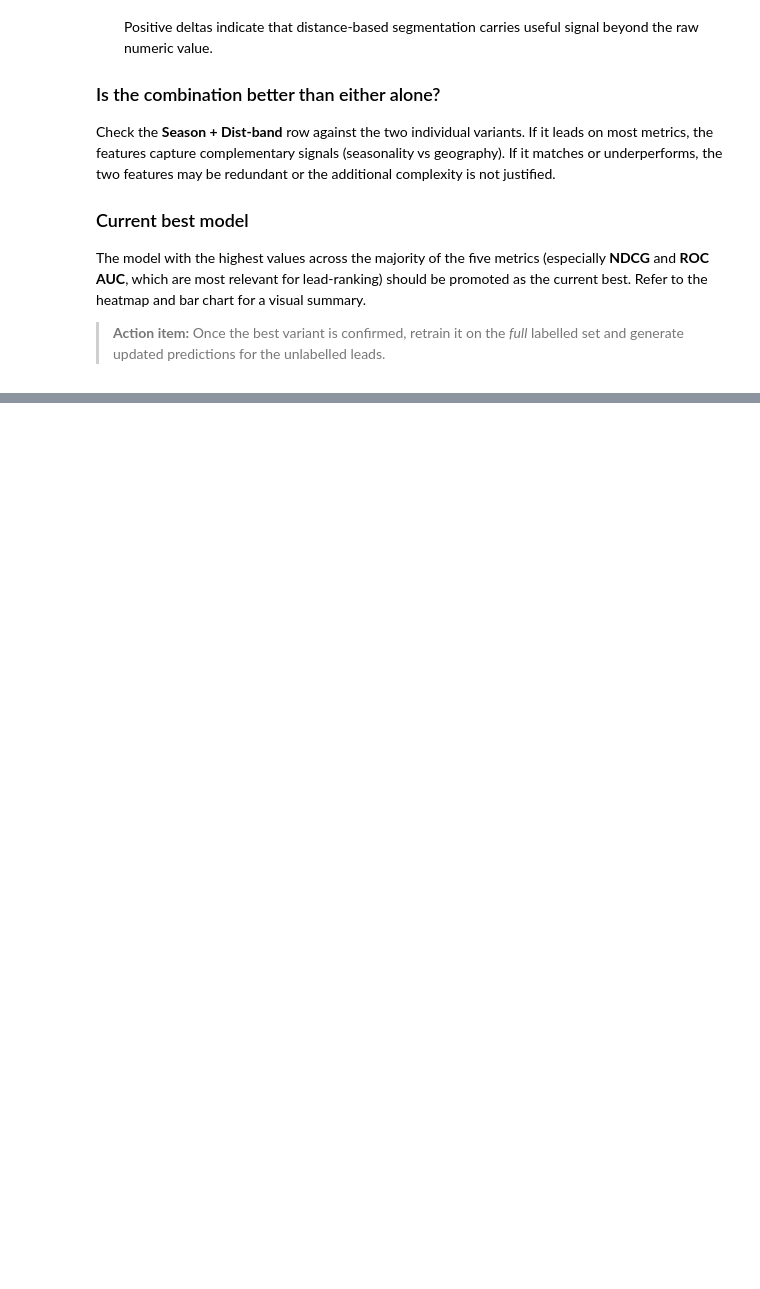
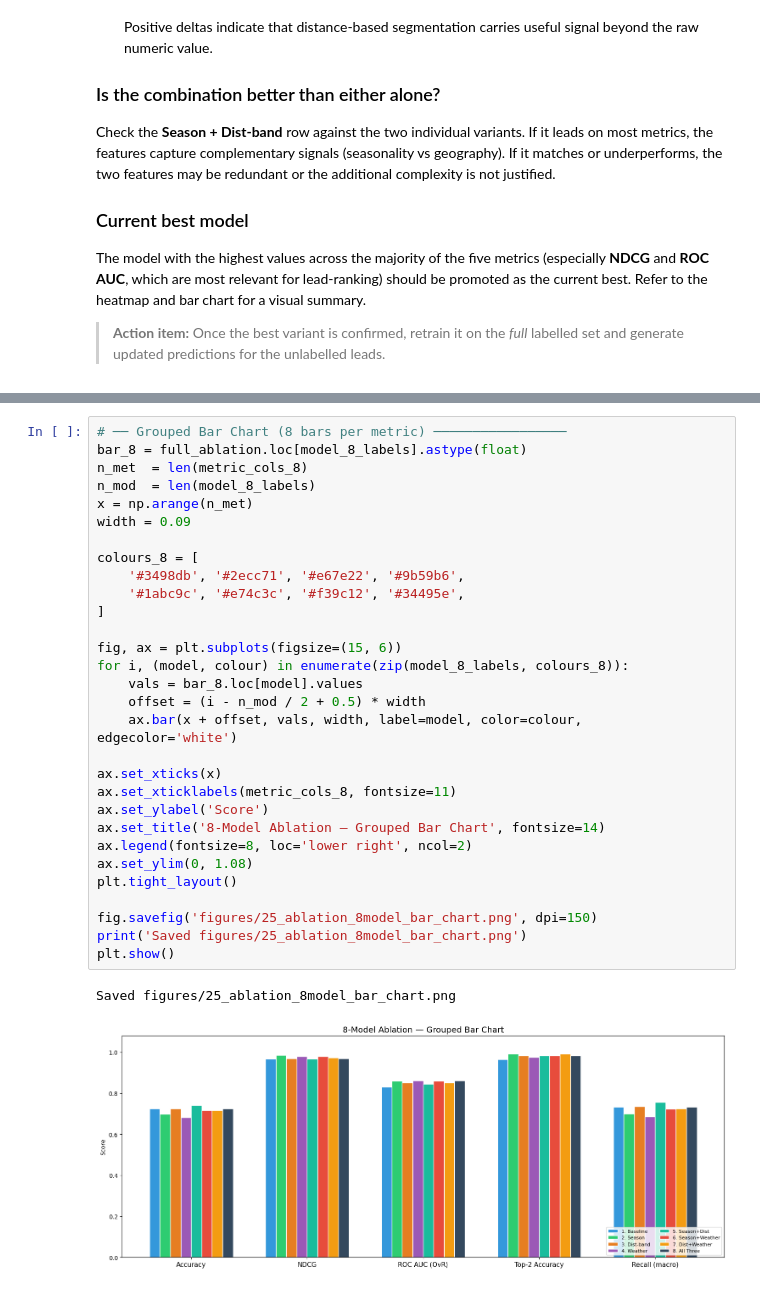
Before and after one commit to ashsanjay2005/astra-tca, a Jupyter notebook: 09_catboost_optimisation.ipynb, the cells around one changed output, grey strips where cells are left out. Drawn from its saved outputs; the diff is of its cells as text; blank space fills up the shorter version.

```diff
--- a/09_catboost_optimisation.ipynb
+++ b/09_catboost_optimisation.ipynb
@@ -733,0 +1052,33 @@ the heatmap and bar chart for a visual summary.
+# %%
+# ── Grouped Bar Chart (8 bars per metric) ─────────────────
+bar_8 = full_ablation.loc[model_8_labels].astype(float)
+n_met  = len(metric_cols_8)
+n_mod  = len(model_8_labels)
+x = np.arange(n_met)
+width = 0.09
+
+colours_8 = [
+    '#3498db', '#2ecc71', '#e67e22', '#9b59b6',
+    '#1abc9c', '#e74c3c', '#f39c12', '#34495e',
+]
+
+fig, ax = plt.subplots(figsize=(15, 6))
+for i, (model, colour) in enumerate(zip(model_8_labels, colours_8)):
+    vals = bar_8.loc[model].values
+    offset = (i - n_mod / 2 + 0.5) * width
+    ax.bar(x + offset, vals, width, label=model, color=colour, edgecolor='white')
+
+ax.set_xticks(x)
+ax.set_xticklabels(metric_cols_8, fontsize=11)
+ax.set_ylabel('Score')
+ax.set_title('8-Model Ablation — Grouped Bar Chart', fontsize=14)
+ax.legend(fontsize=8, loc='lower right', ncol=2)
+ax.set_ylim(0, 1.08)
+plt.tight_layout()
+
+fig.savefig('figures/25_ablation_8model_bar_chart.png', dpi=150)
+print('Saved figures/25_ablation_8model_bar_chart.png')
+plt.show()
+# %% [output]
+Saved figures/25_ablation_8model_bar_chart.png
+[figure, added]
```
Also changed, not shown: parts of 19 cells of this notebook, 2 other files.
